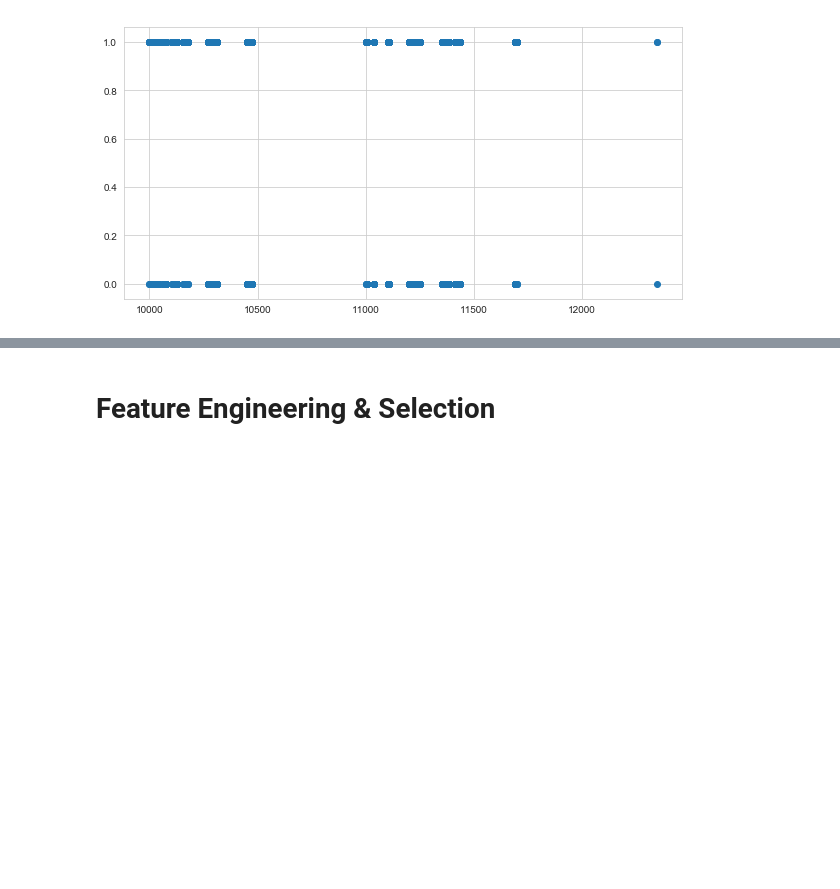
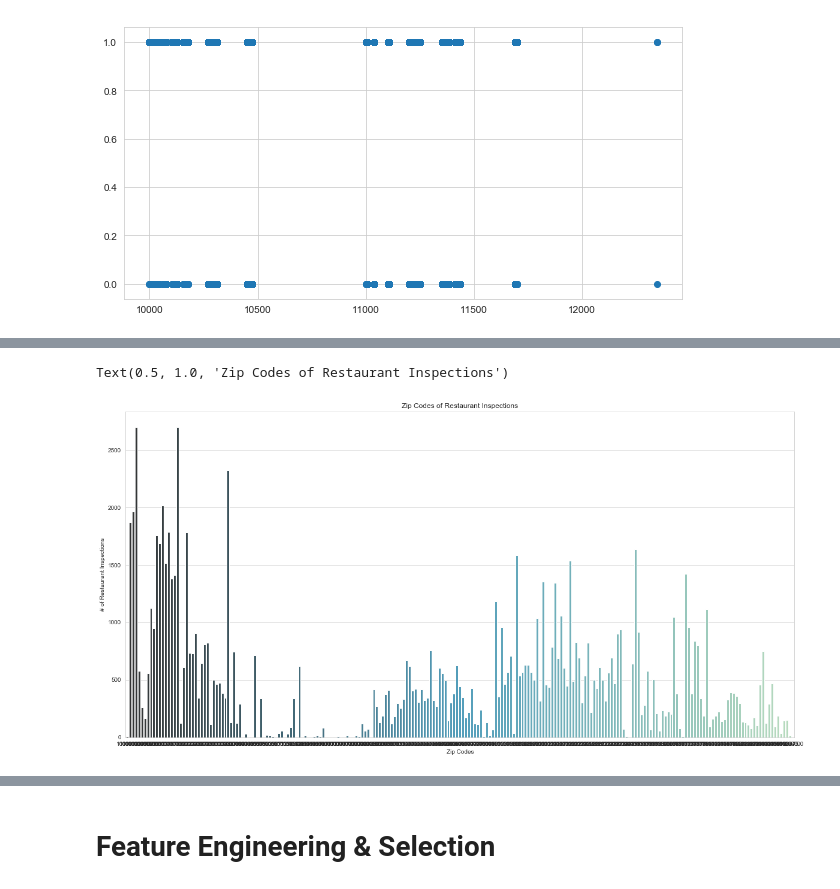
Before and after one commit to deep22kar/random-forest, a Jupyter notebook: EDA.ipynb, the cells around one changed output, grey strips where cells are left out. Drawn from its saved outputs; the diff is of its cells as text; code cells hidden in the pictures; blank space fills up the shorter version.

```diff
--- a/EDA.ipynb
+++ b/EDA.ipynb
@@ -331,0 +367,12 @@ plt.scatter(data['ZIPCODE'], data['GRADE'])
+# %%
+# Plot of Zip Codes vs. Grade
+sns.set_style('whitegrid')
+plt.figure(figsize=(20,10))
+
+ax = sns.countplot(x = data_sub['ZIPCODE'], data = data_sub, palette = 'GnBu_d')
+ax.set_xlabel('Zip Codes')
+ax.set_ylabel('# of Restaurant Inspections')
+ax.set_title('Zip Codes of Restaurant Inspections')
+# %% [output]
+Text(0.5, 1.0, 'Zip Codes of Restaurant Inspections')
+[figure, added]
```
Also changed, not shown: parts of 6 cells of this notebook.
